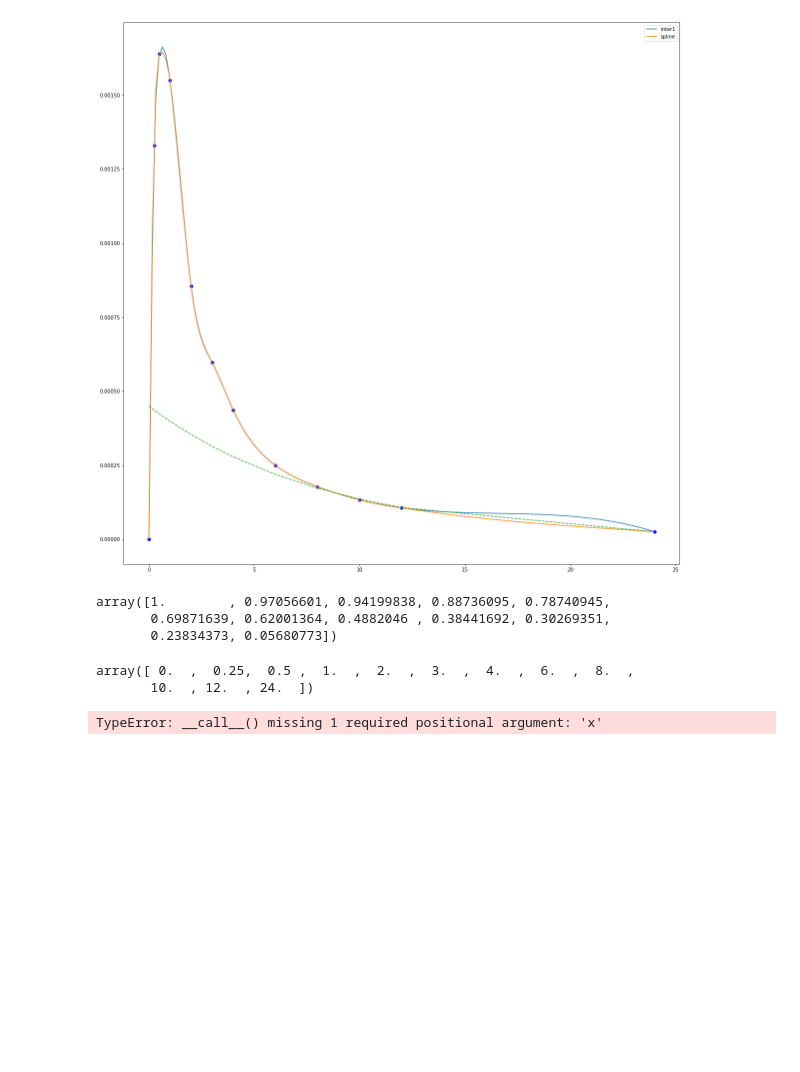
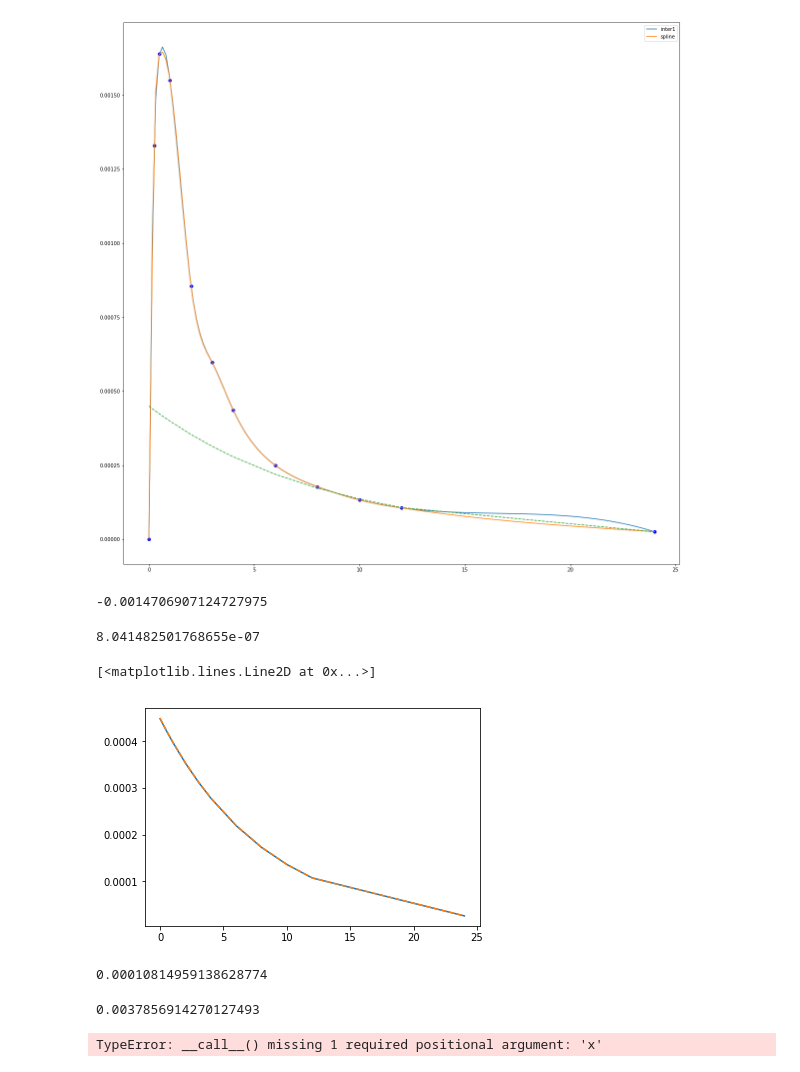
Before and after one commit to matthiaskoenig/pkdb_analysis, a Jupyter notebook: codeine/test_calculate_pk.ipynb, the cells around one changed output. Saved outputs shown, nothing was run; the diff lists cells and outputs as text; code cells hidden in the pictures; blank space fills up the shorter version.

```diff
--- a/codeine/test_calculate_pk.ipynb
+++ b/codeine/test_calculate_pk.ipynb
@@ -111,17 +96,33 @@ plt.legend()
 # %% [output]
 <matplotlib.legend.Legend at 0x...>
 [figure]
-# %%
-np.exp(slope * t)
-# %% [output]
-array([1.        , 0.97056601, 0.94199838, 0.88736095, 0.78740945,
-       0.69871639, 0.62001364, 0.4882046 , 0.38441692, 0.30269351,
-       0.23834373, 0.05680773])
-# %%
-t
-# %% [output]
-array([ 0.  ,  0.25,  0.5 ,  1.  ,  2.  ,  3.  ,  4.  ,  6.  ,  8.  ,
-       10.  , 12.  , 24.  ])
+# %%
+auc_d = -intercept / slope * np.exp(slope) * c[-1]
+auc_d =
+# %% [output]
+-0.0014706907124727975
+# %%
+np.exp(intercept) - 0.000449
+# %% [output]
+8.041482501768655e-07
+# %%
+plt.plot(t,0.000449*np.exp(slope*t))
+plt.plot(t,np.exp(intercept) * np.exp(slope * t), "--")
+# %% [output]
+[<matplotlib.lines.Line2D at 0x...>]
+[figure, added]
+# %%
+slope_tend = np.exp(intercept)*slope * np.exp(slope * t[-1])
+delta_t = -c[-1]/slope_tend
+
+(delta_t*c[-1])/2
+# %% [output]
+0.00010814959138628774
+# %%
+auc_d = -c[-1] / slope * np.exp(-slope * t[-1])
+auc_d
+# %% [output]
+0.0037856914270127493
 # %%
 cs()
 # %% [output]
```
Also changed, not shown: parts of 1 cell of this notebook, 48 other files.
